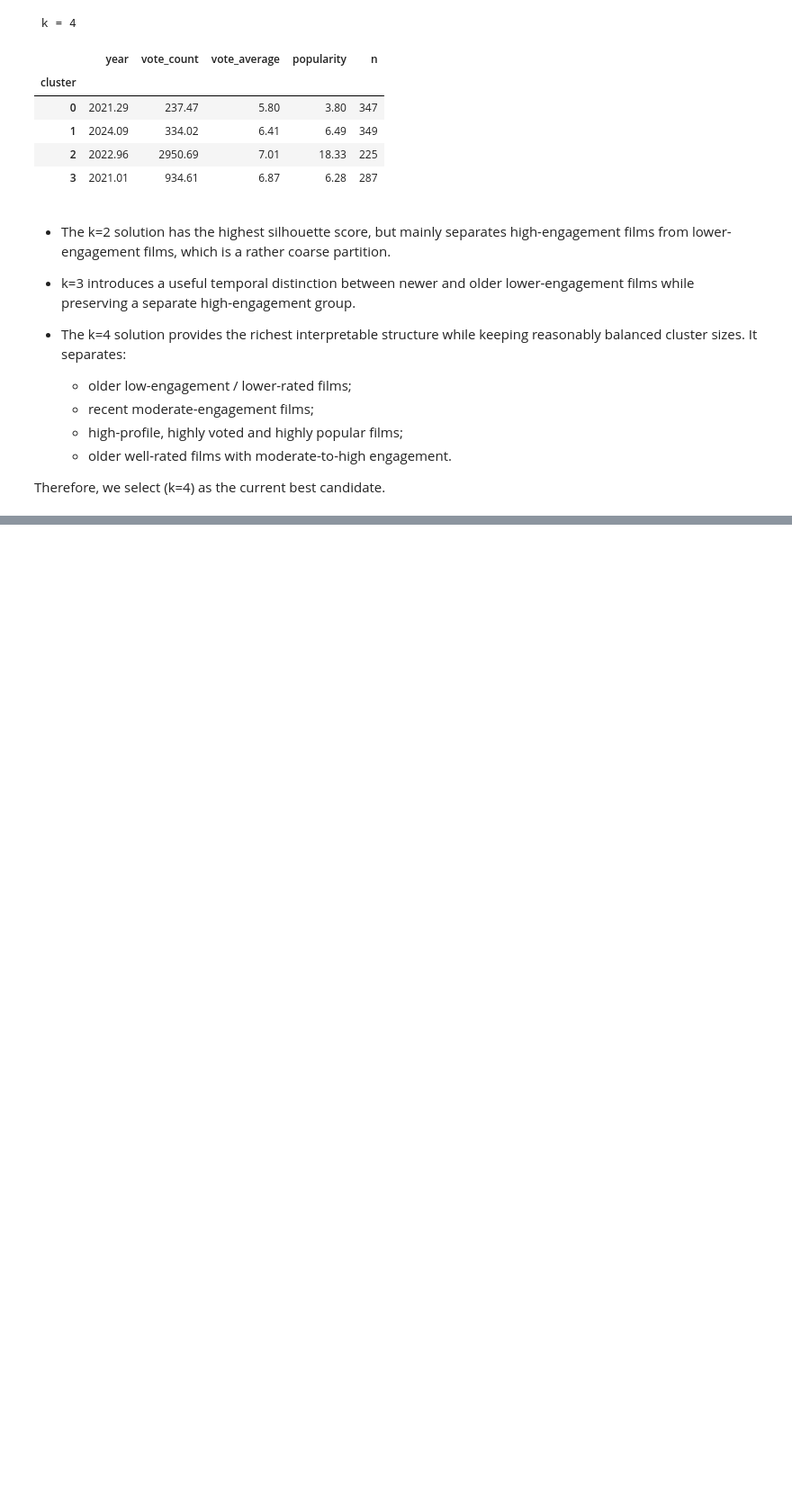
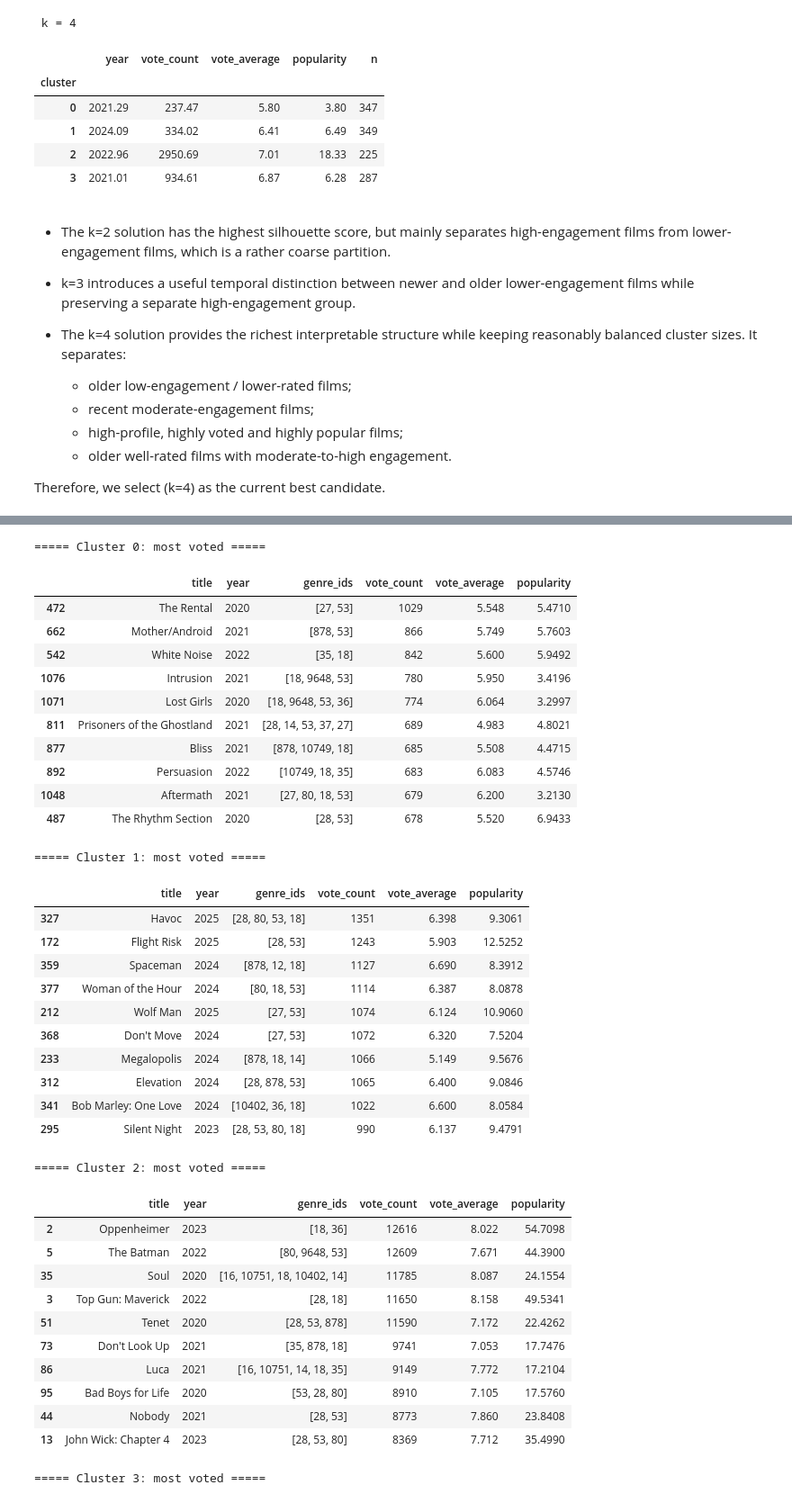
Before and after one commit to Belaidbens/TMDB-data-acquisition, a Jupyter notebook: aquisition.ipynb, the cells around one changed output, grey strips where cells are left out. Shown at 90% size. Saved outputs shown, nothing was run; the diff lists cells and outputs as text; code cells hidden in the pictures; blank space fills up the shorter version.

```diff
--- a/aquisition.ipynb
+++ b/aquisition.ipynb
@@ -1601,0 +1646,63 @@ TypeError: DataFrame.sort_values() missing 1 required positional argument: 'by'
+# %%
+cols_detail = [
+    "title",
+    "year",
+    "genre_ids",
+    "vote_count",
+    "vote_average",
+    "popularity"
+]
+
+for cluster in range(k_final):
+
+    print(f"\n===== Cluster {cluster}: most voted =====")
+
+    display(
+        movies.loc[
+            movies["cluster"] == cluster,
+            cols_detail
+        ]
+        .sort_values(
+            "vote_count",
+            ascending=False
+        )
+        .head(10)
+    )
+# %% [output]
+===== Cluster 0: most voted =====
+|  | title | year | genre_ids | vote_count | vote_average | popularity |
+| 472 | The Rental | 2020 | [27, 53] | 1029 | 5.548 | 5.4710 |
+| 662 | Mother/Android | 2021 | [878, 53] | 866 | 5.749 | 5.7603 |
+| 542 | White Noise | 2022 | [35, 18] | 842 | 5.600 | 5.9492 |
+| 1076 | Intrusion | 2021 | [18, 9648, 53] | 780 | 5.950 | 3.4196 |
+| 1071 | Lost Girls | 2020 | [18, 9648, 53, 36] | 774 | 6.064 | 3.2997 |
+| 811 | Prisoners of the Ghostland | 2021 | [28, 14, 53, 37, 27] | 689 | 4.983 | 4.8021 |
+| 877 | Bliss | 2021 | [878, 10749, 18] | 685 | 5.508 | 4.4715 |
+| 892 | Persuasion | 2022 | [10749, 18, 35] | 683 | 6.083 | 4.5746 |
+| 1048 | Aftermath | 2021 | [27, 80, 18, 53] | 679 | 6.200 | 3.2130 |
+| 487 | The Rhythm Section | 2020 | [28, 53] | 678 | 5.520 | 6.9433 |
+===== Cluster 1: most voted =====
+|  | title | year | genre_ids | vote_count | vote_average | popularity |
+| 327 | Havoc | 2025 | [28, 80, 53, 18] | 1351 | 6.398 | 9.3061 |
+| 172 | Flight Risk | 2025 | [28, 53] | 1243 | 5.903 | 12.5252 |
+| 359 | Spaceman | 2024 | [878, 12, 18] | 1127 | 6.690 | 8.3912 |
+| 377 | Woman of the Hour | 2024 | [80, 18, 53] | 1114 | 6.387 | 8.0878 |
+| 212 | Wolf Man | 2025 | [27, 53] | 1074 | 6.124 | 10.9060 |
+| 368 | Don't Move | 2024 | [27, 53] | 1072 | 6.320 | 7.5204 |
+| 233 | Megalopolis | 2024 | [878, 18, 14] | 1066 | 5.149 | 9.5676 |
+| 312 | Elevation | 2024 | [28, 878, 53] | 1065 | 6.400 | 9.0846 |
+| 341 | Bob Marley: One Love | 2024 | [10402, 36, 18] | 1022 | 6.600 | 8.0584 |
+| 295 | Silent Night | 2023 | [28, 53, 80, 18] | 990 | 6.137 | 9.4791 |
+===== Cluster 2: most voted =====
+|  | title | year | genre_ids | vote_count | vote_average | popularity |
+| 2 | Oppenheimer | 2023 | [18, 36] | 12616 | 8.022 | 54.7098 |
+| 5 | The Batman | 2022 | [80, 9648, 53] | 12609 | 7.671 | 44.3900 |
+| 35 | Soul | 2020 | [16, 10751, 18, 10402, 14] | 11785 | 8.087 | 24.1554 |
+| 3 | Top Gun: Maverick | 2022 | [28, 18] | 11650 | 8.158 | 49.5341 |
+| 51 | Tenet | 2020 | [28, 53, 878] | 11590 | 7.172 | 22.4262 |
+| 73 | Don't Look Up | 2021 | [35, 878, 18] | 9741 | 7.053 | 17.7476 |
+| 86 | Luca | 2021 | [16, 10751, 14, 18, 35] | 9149 | 7.772 | 17.2104 |
+| 95 | Bad Boys for Life | 2020 | [53, 28, 80] | 8910 | 7.105 | 17.5760 |
+| 44 | Nobody | 2021 | [28, 53] | 8773 | 7.860 | 23.8408 |
+| 13 | John Wick: Chapter 4 | 2023 | [28, 53, 80] | 8369 | 7.712 | 35.4990 |
+===== Cluster 3: most voted =====
```
Also changed, not shown: parts of 5 cells of this notebook, 1 other file.
